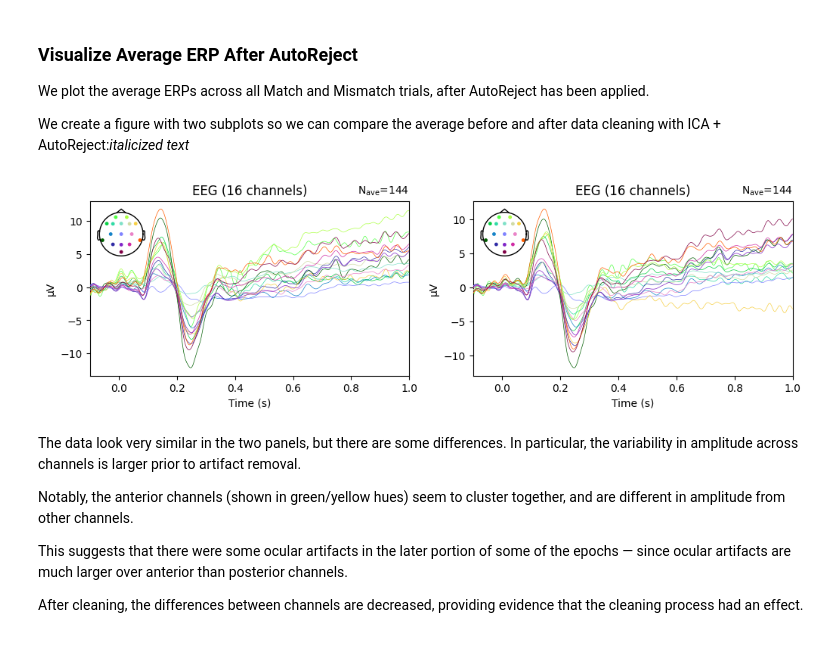
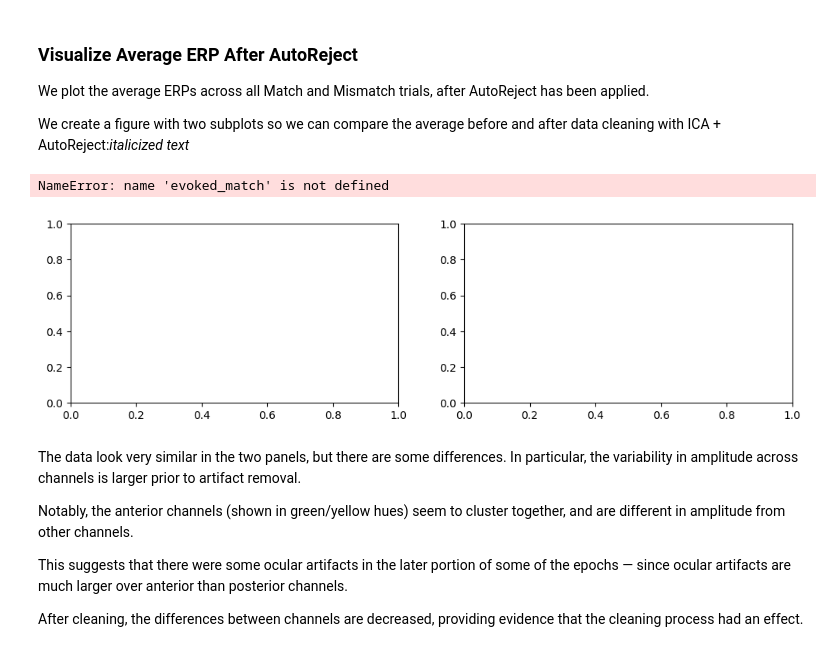
Before and after one commit to tariqzahratahdi/NeuralDataScience, a Jupyter notebook: course_eeg_segmentation_into_erp_epochs.ipynb, the cells around one changed output. Saved outputs shown, nothing was run; the diff lists cells and outputs as text; code cells hidden in the pictures.

```diff
--- a/course_eeg_segmentation_into_erp_epochs.ipynb
+++ b/course_eeg_segmentation_into_erp_epochs.ipynb
@@ -735,11 +736,13 @@ We create a figure with two subplots so we can compare the average before and af
 # %%
 # visualize average ERP after autoReject
 fig, ax = plt.subplots(1, 2, figsize=[12, 3])
 
-epochs['Match', 'Mismatch'].average().plot(axes=ax[0], show=False);
-epochs_clean['Match', 'Mismatch'].average().plot(axes=ax[1]);
+evoked_match.plot(axes=ax[0], show=False);
+#epochs['Match'].average().plot(axes=ax[0], show=False);
+epochs_clean['Match'].average().plot(axes=ax[1]);
 # %% [output]
+NameError: name 'evoked_match' is not defined
-[figure, old version]
+[figure, new version]
 # %% [markdown]
 The data look very similar in the two panels, but there are some differences. In particular, the variability in amplitude across channels is larger prior to artifact removal.
 
```
Also changed, not shown: parts of 2 cells of this notebook.
